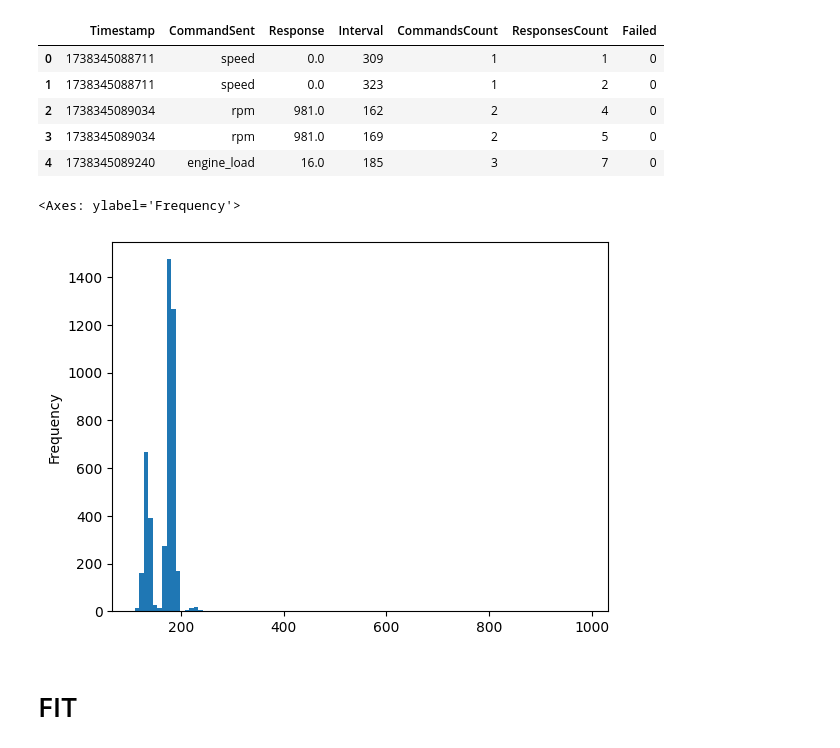
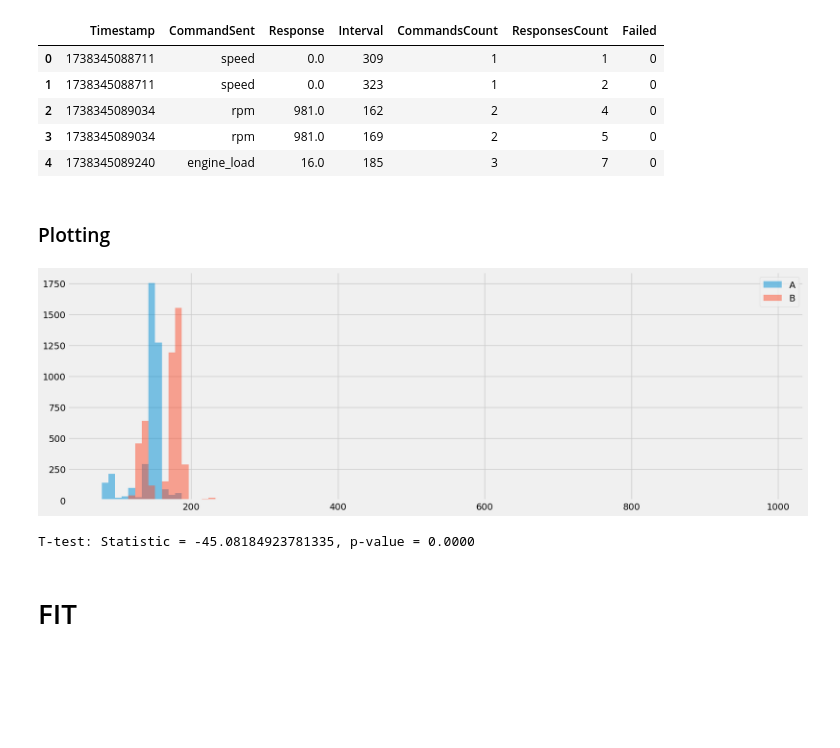
Before and after one commit to conect2ai/SBRC2025-App2Car, a Jupyter notebook: analysis.ipynb, the cells around one changed output. Saved outputs shown, nothing was run; the diff lists cells and outputs as text; code cells hidden in the pictures; blank space fills up the shorter version.

Commit message:
added some graphs

```diff
--- a/analysis.ipynb
+++ b/analysis.ipynb
@@ -7,3 +5,12 @@ import pandas as pd
+# %%
+import numpy as np
+import pandas as pd
+
+import scipy.stats as stats
+
+import matplotlib.pyplot as plt
+
+plt.style.use("fivethirtyeight")
 # %% [markdown]
 # POLO
 # %% [markdown]
@@ -37,8 +39,25 @@ polo_b.head()
 | 2 | 1738345089034 | rpm | 981.0 | 162 | 2 | 4 | 0 |
 | 3 | 1738345089034 | rpm | 981.0 | 169 | 2 | 5 | 0 |
 | 4 | 1738345089240 | engine_load | 16.0 | 185 | 3 | 7 | 0 |
-# %%
-polo_b["Interval"].plot(kind="hist", bins=100)
-# %% [output]
-<Axes: ylabel='Frequency'>
-[figure, removed]
+# %% [markdown]
+### Plotting
+# %%
+# Definir os limites mínimo e máximo considerando ambos os conjuntos de dados
+min_value = min(polo_a["Interval"].min(), polo_b["Interval"].min())
+max_value = max(polo_a["Interval"].max(), polo_b["Interval"].max())
+
+# Criar bins com espaçamento uniforme
+num_bins = 100
+bins = np.linspace(min_value, max_value, num_bins + 1)  # num_bins + 1 para definir as bordas corretamente
+
+plt.figure(figsize=(18, 6))
+
+# Usar os bins compartilhados
+plt.hist(polo_a["Interval"], bins=bins, alpha=0.5, label="A")
+plt.hist(polo_b["Interval"], bins=bins, alpha=0.5, label="B")
+
+plt.legend(loc='upper right')
+
+plt.show()
+# %% [output]
+[figure, added]
@@ -45,3 +67,8 @@ polo_b["Interval"].plot(kind="hist", bins=100)
+# %%
+t_stat, t_p_value = stats.ttest_ind(polo_a_intervals, polo_b_intervals, equal_var=False)
+print(f"T-test: Statistic = {t_stat}, p-value = {t_p_value:.4f}")
+# %% [output]
+T-test: Statistic = -45.08184923781335, p-value = 0.0000
 # %% [markdown]
 # FIT
 # %% [markdown]
```
Also changed, not shown: parts of 23 cells of this notebook.
